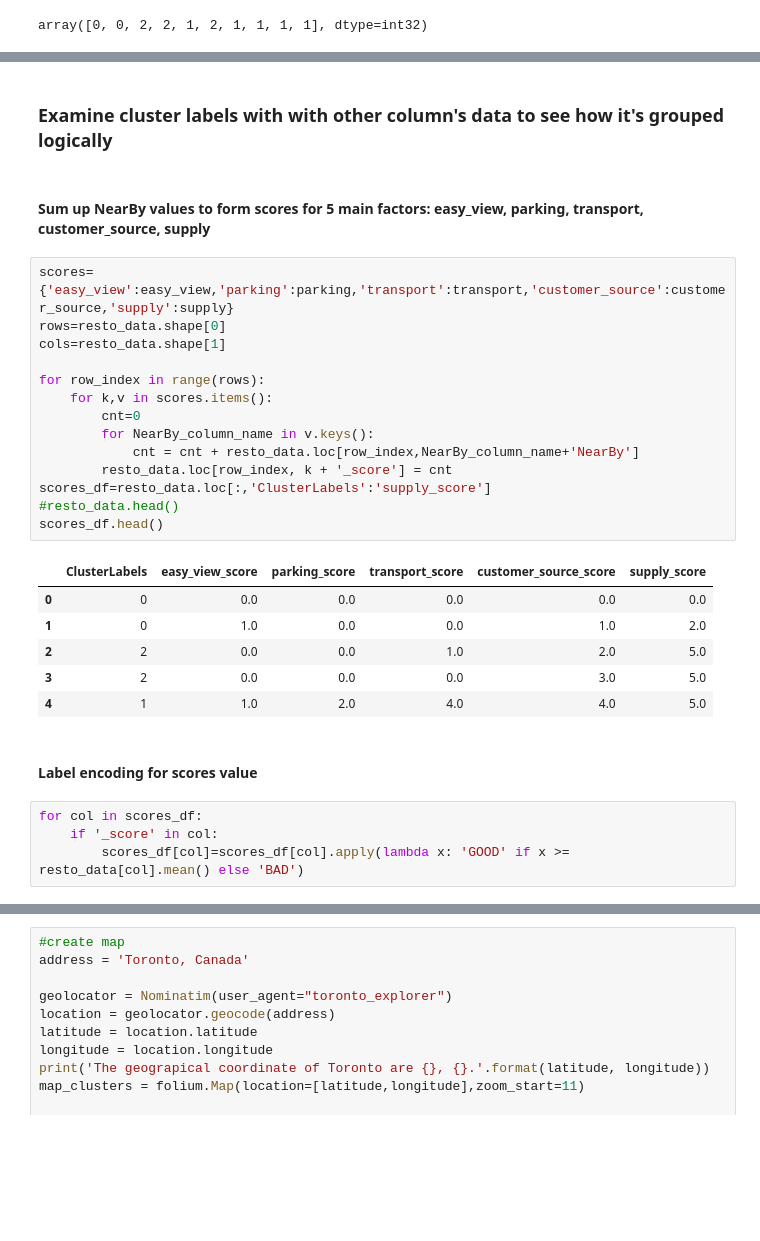
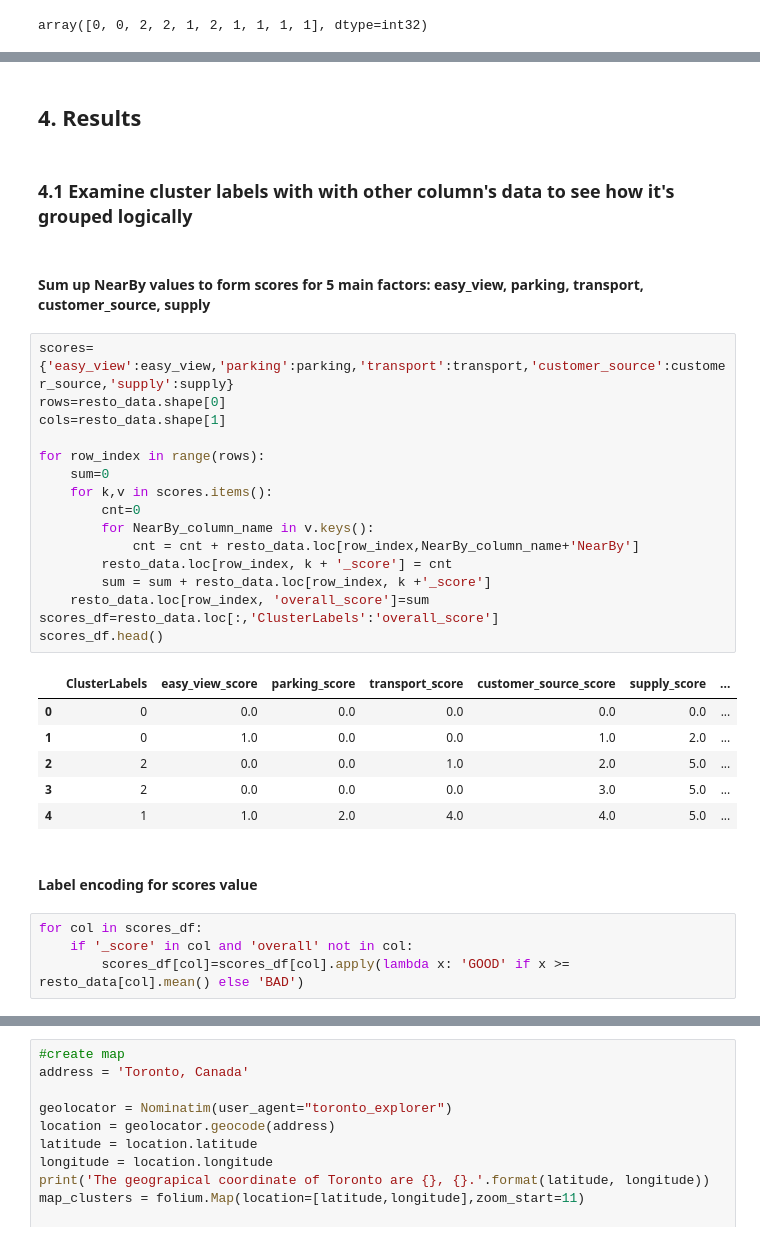
Before and after one commit to kembox/Coursera_Capstone, a Jupyter notebook: Toronto_restaurant_location_analysis.ipynb, the cells around one changed output, grey strips where cells are left out. Saved outputs shown, nothing was run; the diff lists cells and outputs as text; blank space fills up the shorter version.

Commit message:
add overall scores

```diff
--- a/Toronto_restaurant_location_analysis.ipynb
+++ b/Toronto_restaurant_location_analysis.ipynb
@@ -282,36 +282,40 @@ resto_data.head()
 | 2 | M4W | Downtown Toronto | Rosedale | 43.679563 | -79.377529 | 1 | 1 | 1 | ... |
 | 3 | M4X | Downtown Toronto | Cabbagetown, St. James Town | 43.667967 | -79.367675 | 1 | 1 | 1 | ... |
 | 4 | M4Y | Downtown Toronto | Church and Wellesley | 43.665860 | -79.383160 | 1 | 1 | 1 | ... |
+# %% [markdown]
+## 4. Results
 # %% [markdown]
-### Examine cluster labels with with other column's data to see how it's grouped logically
+### 4.1 Examine cluster labels with with other column's data to see how it's grouped logically
 # %% [markdown]
 #### Sum up NearBy values to form  scores for 5 main factors: easy_view, parking, transport, customer_source, supply
 # %%
 scores={'easy_view':easy_view,'parking':parking,'transport':transport,'customer_source':customer_source,'supply':supply}
 rows=resto_data.shape[0]
 cols=resto_data.shape[1]
 
 for row_index in range(rows):
+    sum=0
     for k,v in scores.items():
         cnt=0
         for NearBy_column_name in v.keys():
             cnt = cnt + resto_data.loc[row_index,NearBy_column_name+'NearBy']
         resto_data.loc[row_index, k + '_score'] = cnt
-scores_df=resto_data.loc[:,'ClusterLabels':'supply_score']
-#resto_data.head()
+        sum = sum + resto_data.loc[row_index, k +'_score']
+    resto_data.loc[row_index, 'overall_score']=sum
+scores_df=resto_data.loc[:,'ClusterLabels':'overall_score']
 scores_df.head()
 # %% [output]
-|  | ClusterLabels | easy_view_score | parking_score | transport_score | customer_source_score | supply_score |
-| 0 | 0 | 0.0 | 0.0 | 0.0 | 0.0 | 0.0 |
-| 1 | 0 | 1.0 | 0.0 | 0.0 | 1.0 | 2.0 |
-| 2 | 2 | 0.0 | 0.0 | 1.0 | 2.0 | 5.0 |
-| 3 | 2 | 0.0 | 0.0 | 0.0 | 3.0 | 5.0 |
-| 4 | 1 | 1.0 | 2.0 | 4.0 | 4.0 | 5.0 |
+|  | ClusterLabels | easy_view_score | parking_score | transport_score | customer_source_score | supply_score | ... |
+| 0 | 0 | 0.0 | 0.0 | 0.0 | 0.0 | 0.0 | ... |
+| 1 | 0 | 1.0 | 0.0 | 0.0 | 1.0 | 2.0 | ... |
+| 2 | 2 | 0.0 | 0.0 | 1.0 | 2.0 | 5.0 | ... |
+| 3 | 2 | 0.0 | 0.0 | 0.0 | 3.0 | 5.0 | ... |
+| 4 | 1 | 1.0 | 2.0 | 4.0 | 4.0 | 5.0 | ... |
 # %% [markdown]
 #### Label encoding for scores value
 # %%
 for col in scores_df:
-    if '_score' in col:
+    if '_score' in col and 'overall' not in col:
         scores_df[col]=scores_df[col].apply(lambda x: 'GOOD' if x >= resto_data[col].mean() else 'BAD')
 # %%
 #### Overview cluster label 0
```
Also changed, not shown: parts of 12 cells of this notebook.
